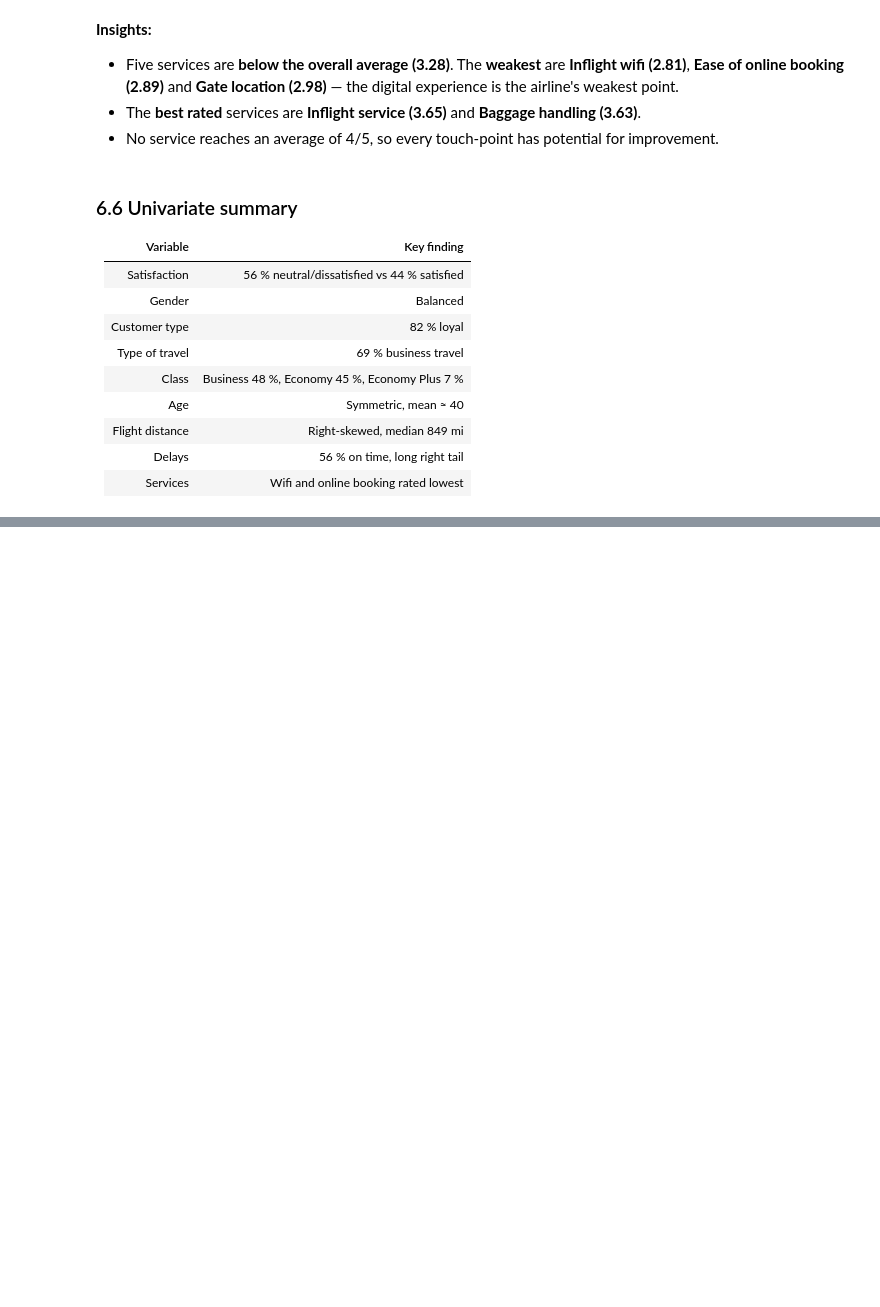
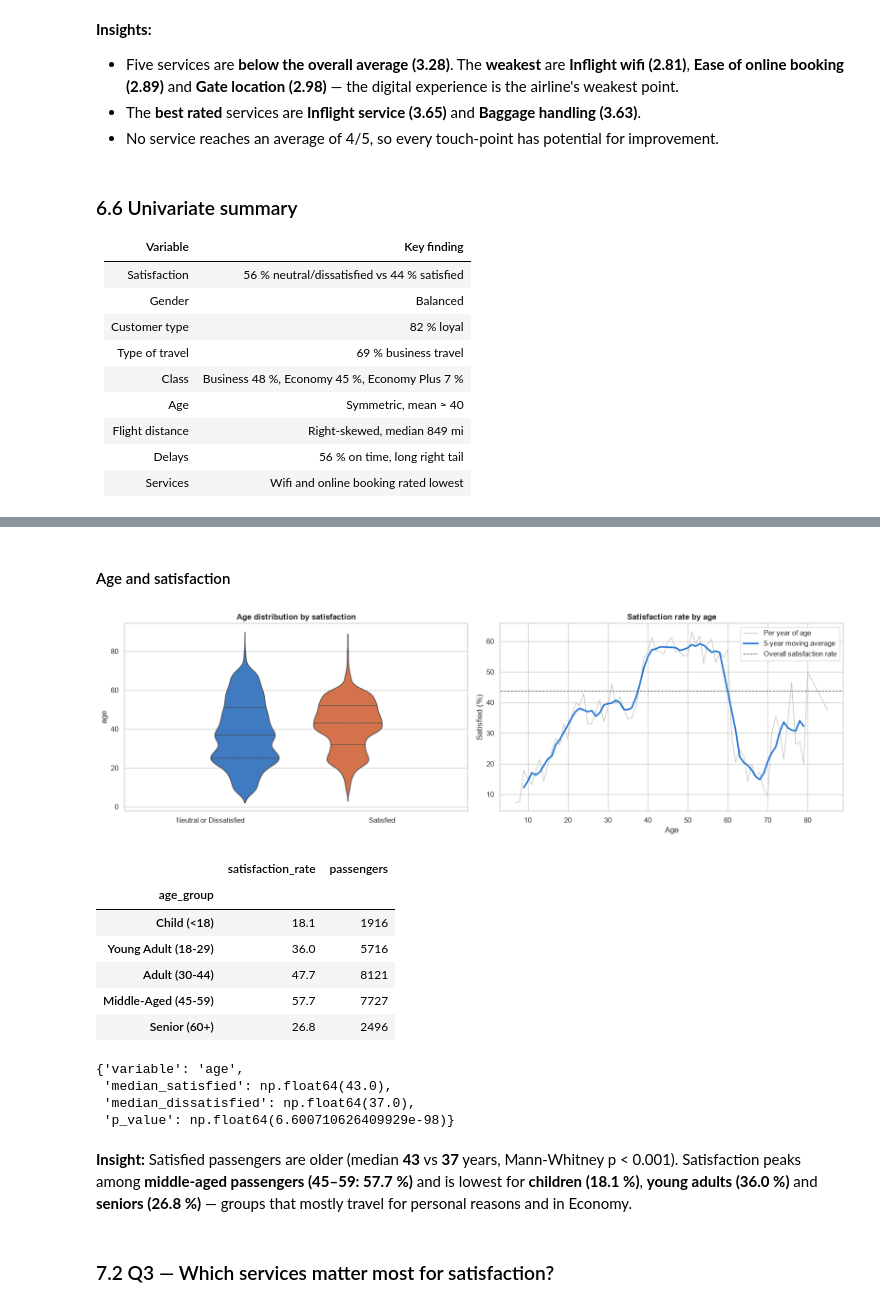
Before and after one commit to hahmed1936/Mid-Project, a Jupyter notebook: Mid-Project-Script.ipynb, the cells around one changed output, grey strips where cells are left out. Drawn from its saved outputs; the diff is of its cells as text; code cells hidden in the pictures; blank space fills up the shorter version.

```diff
--- a/Mid-Project-Script.ipynb
+++ b/Mid-Project-Script.ipynb
@@ -651,0 +728,42 @@ plt.show()
+# %% [markdown]
+#### Age and satisfaction
+# %%
+fig, axes = plt.subplots(1, 2, figsize=(16, 5))
+
+sns.violinplot(data=clean_df, x="satisfaction", y="age", hue="satisfaction", palette=SATISFACTION_PALETTE,
+               inner="quartile", ax=axes[0], legend=False)
+axes[0].set_title("Age distribution by satisfaction")
+axes[0].set_xlabel("")
+
+age_rate = clean_df.groupby("age")["is_satisfied"].mean().mul(100)
+axes[1].plot(age_rate.index, age_rate.values, color="#c3c2b7", linewidth=1, label="Per year of age")
+axes[1].plot(age_rate.index, age_rate.rolling(5, center=True).mean(), color=SATISFIED_COLOR, linewidth=2.5,
+             label="5-year moving average")
+axes[1].axhline(clean_df["is_satisfied"].mean() * 100, color="#52514e", linestyle="--", linewidth=1,
+                label="Overall satisfaction rate")
+axes[1].set_title("Satisfaction rate by age")
+axes[1].set_xlabel("Age")
+axes[1].set_ylabel("Satisfied (%)")
+axes[1].legend()
+plt.tight_layout()
+plt.show()
+
+display(satisfaction_rate(clean_df, "age_group"))
+mann_whitney_test(clean_df, "age")
+# %% [output]
+[figure, added]
+|  | satisfaction_rate | passengers |
+| age_group |  |  |
+| Child (<18) | 18.1 | 1916 |
+| Young Adult (18-29) | 36.0 | 5716 |
+| Adult (30-44) | 47.7 | 8121 |
+| Middle-Aged (45-59) | 57.7 | 7727 |
+| Senior (60+) | 26.8 | 2496 |
+{'variable': 'age',
+ 'median_satisfied': np.float64(43.0),
+ 'median_dissatisfied': np.float64(37.0),
+ 'p_value': np.float64(6.600710626409929e-98)}
+# %% [markdown]
+**Insight:** Satisfied passengers are older (median **43** vs **37** years, Mann-Whitney p < 0.001). Satisfaction peaks among **middle-aged passengers (45–59: 57.7 %)** and is lowest for **children (18.1 %)**, **young adults (36.0 %)** and **seniors (26.8 %)** — groups that mostly travel for personal reasons and in Economy.
+# %% [markdown]
+### 7.2 Q3 — Which services matter most for satisfaction?
```
Also changed, not shown: parts of 21 cells of this notebook.
